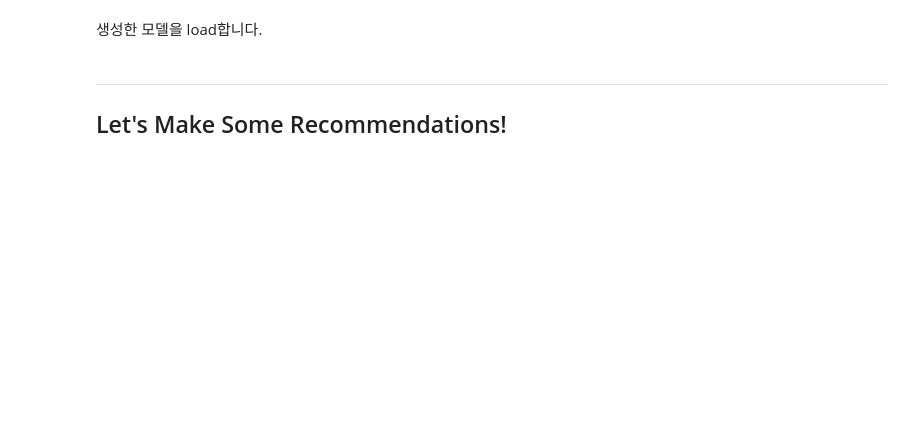
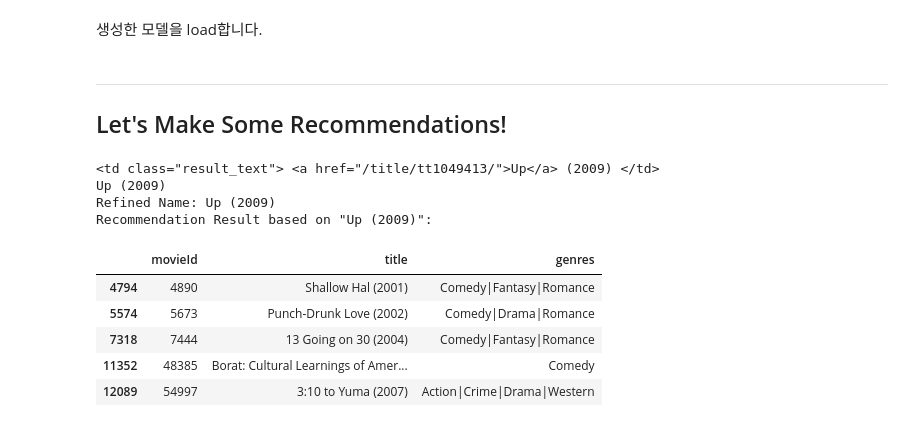
Before and after one commit to hyez/Item2vec-Recommendation-System, a Jupyter notebook: tutorial.ipynb, the cells around one changed output. Saved outputs shown, nothing was run; the diff lists cells and outputs as text; code cells hidden in the pictures; blank space fills up the shorter version.

```diff
--- a/tutorial.ipynb
+++ b/tutorial.ipynb
@@ -173,0 +248,15 @@ word_vectors = model.wv
+# %%
+ls = recommender(positive_list=["UP"], useRefineSearch=True, topn=5)
+print('Recommendation Result based on "Up (2009)":')
+display(df_movies[df_movies['movieId'].isin(ls)])
+# %% [output]
+<td class="result_text"> <a href="/title/tt1049413/">Up</a> (2009) </td>
+Up (2009)
+Refined Name: Up (2009)
+Recommendation Result based on "Up (2009)":
+|  | movieId | title | genres |
+| 4794 | 4890 | Shallow Hal (2001) | Comedy|Fantasy|Romance |
+| 5574 | 5673 | Punch-Drunk Love (2002) | Comedy|Drama|Romance |
+| 7318 | 7444 | 13 Going on 30 (2004) | Comedy|Fantasy|Romance |
+| 11352 | 48385 | Borat: Cultural Learnings of Amer... | Comedy |
+| 12089 | 54997 | 3:10 to Yuma (2007) | Action|Crime|Drama|Western |
```
Also changed, not shown: parts of 10 cells of this notebook, 2 other files.
